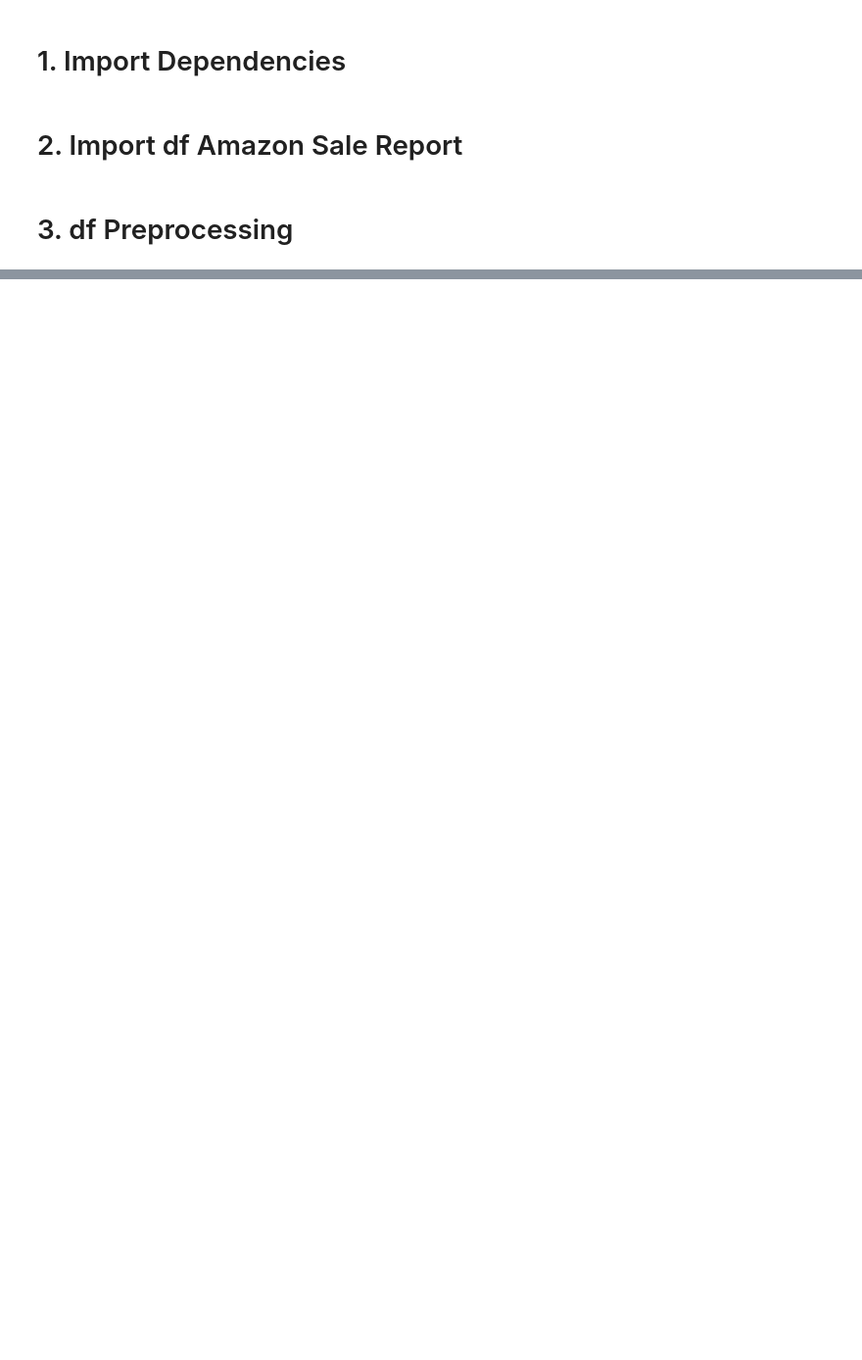
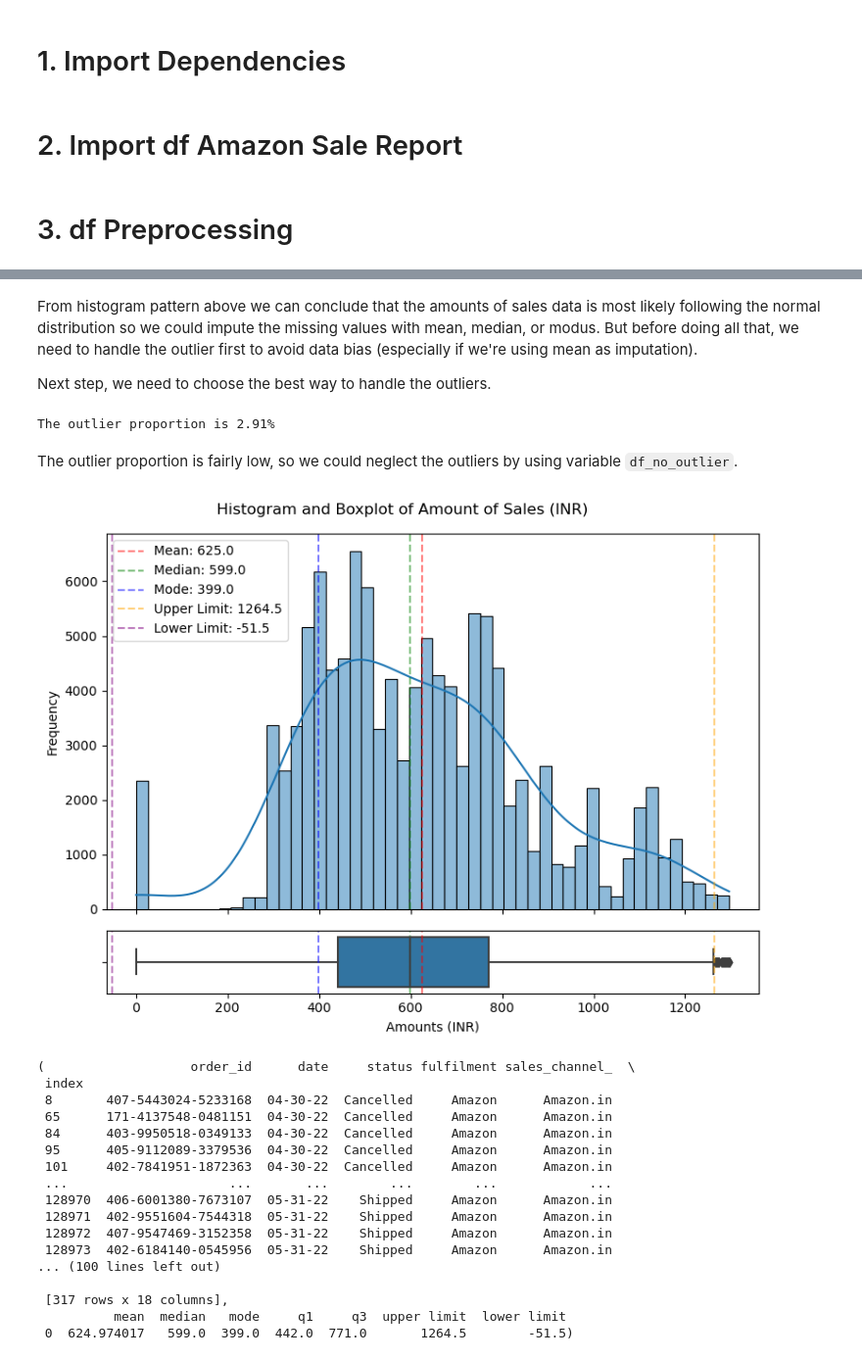
Before and after one commit to alfandysurya2/portfolio, a Jupyter notebook: E-Commerce Data Pipeline with Airflow/notebook/amazon_sale_report_pulling_and_preprocessing_debug.ipynb, the cells around one changed output, grey strips where cells are left out. Shown: that part at 98% size. Cells and saved outputs as stored; diff of their text form; code cells hidden in the pictures; blank space fills up the shorter version.

```diff
--- a/E-Commerce Data Pipeline with Airflow/notebook/amazon_sale_report_pulling_and_preprocessing_debug.ipynb
+++ b/E-Commerce Data Pipeline with Airflow/notebook/amazon_sale_report_pulling_and_preprocessing_debug.ipynb
@@ -228,0 +210,37 @@ df_drop
+# %% [markdown]
+From histogram pattern above we can conclude that the amounts of sales data is most likely following the normal distribution so we could impute the missing values with mean, median, or modus. But before doing all that, we need to handle the outlier first to avoid data bias (especially if we're using mean as imputation).
+
+Next step, we need to choose the best way to handle the outliers.
+# %%
+outlier_percentage = (len(df_outlier)/len(df_drop_na))*100
+print(f"The outlier proportion is {round(outlier_percentage, 2)}%")
+# %% [output]
+The outlier proportion is 2.91%
+# %% [markdown]
+The outlier proportion is fairly low, so we could neglect the outliers by using variable `df_no_outlier`.
+# %%
+hist_boxplot(df_no_outlier,
+            'amount',
+            50,
+            'Histogram and Boxplot of Amount of Sales (INR)',
+            'Amounts (INR)',
+            'Frequency')
+# %% [output]
+[figure, added]
+(                   order_id      date     status fulfilment sales_channel_  \
+ index
+ 8       407-5443024-5233168  04-30-22  Cancelled     Amazon      Amazon.in
+ 65      171-4137548-0481151  04-30-22  Cancelled     Amazon      Amazon.in
+ 84      403-9950518-0349133  04-30-22  Cancelled     Amazon      Amazon.in
+ 95      405-9112089-3379536  04-30-22  Cancelled     Amazon      Amazon.in
+ 101     402-7841951-1872363  04-30-22  Cancelled     Amazon      Amazon.in
+ ...                     ...       ...        ...        ...            ...
+ 128970  406-6001380-7673107  05-31-22    Shipped     Amazon      Amazon.in
+ 128971  402-9551604-7544318  05-31-22    Shipped     Amazon      Amazon.in
+ 128972  407-9547469-3152358  05-31-22    Shipped     Amazon      Amazon.in
+ 128973  402-6184140-0545956  05-31-22    Shipped     Amazon      Amazon.in
+... (100 lines left out)
+
+ [317 rows x 18 columns],
+          mean  median   mode     q1     q3  upper limit  lower limit
+ 0  624.974017   599.0  399.0  442.0  771.0       1264.5        -51.5)
```
Also changed, not shown: parts of 17 cells of this notebook, 47 other files.
